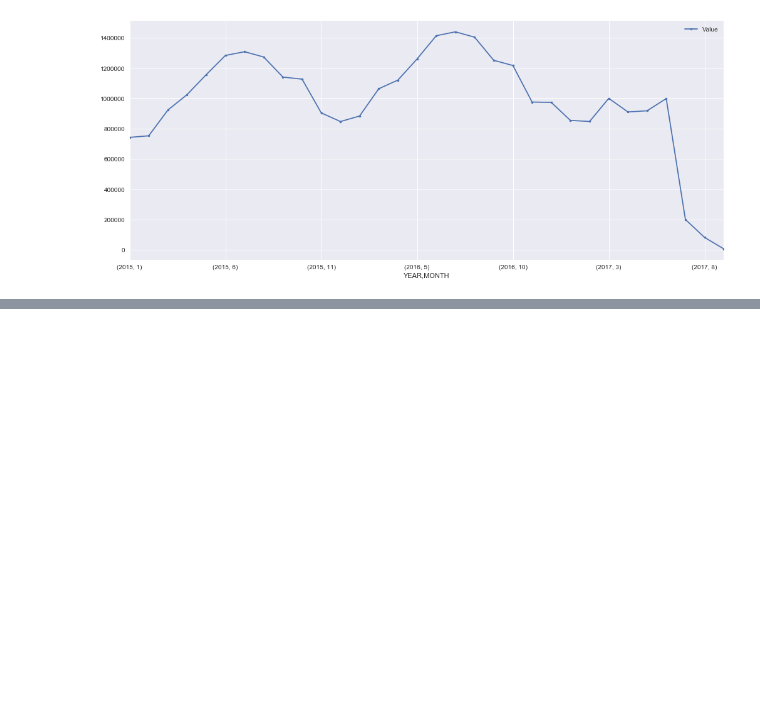
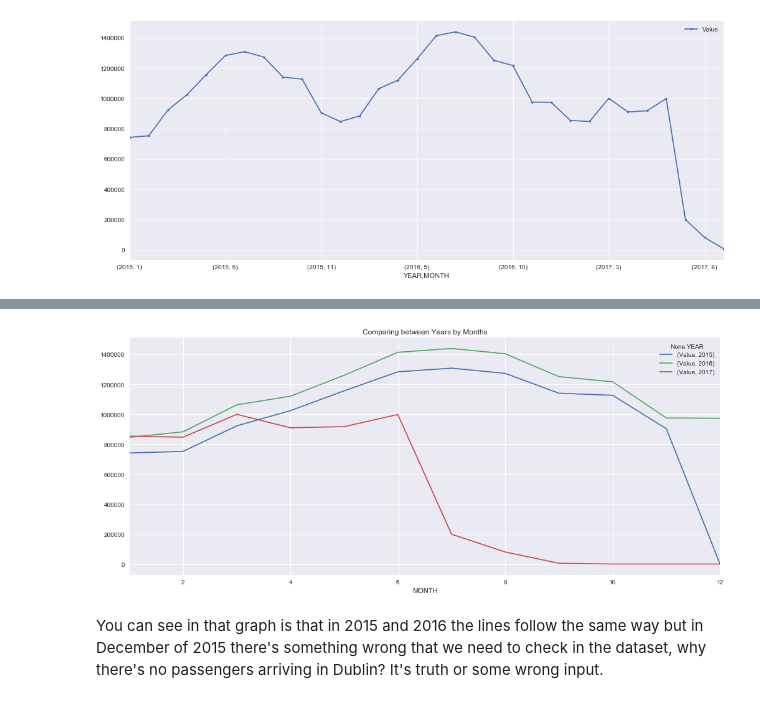
Before and after one commit to felipeferraz14/airtraffic, a Jupyter notebook: airtraffic.ipynb, the cells around one changed output, grey strips where cells are left out. Saved outputs shown, nothing was run; the diff lists cells and outputs as text; code cells hidden in the pictures; blank space fills up the shorter version.

```diff
--- a/airtraffic.ipynb
+++ b/airtraffic.ipynb
@@ -282,0 +106,6 @@ plt.colorbar();
+# %%
+dtf.plot(figsize=(17,7), title="Comparing between Years by Months");
+# %% [output]
+[figure, added]
+# %% [markdown]
+You can see in that graph is that in 2015 and 2016 the lines follow the same way but in December of 2015 there's something wrong that we need to check in the dataset, why there's no passengers arriving in Dublin? It's truth or some wrong input.
```
Also changed, not shown: parts of 59 cells of this notebook.
